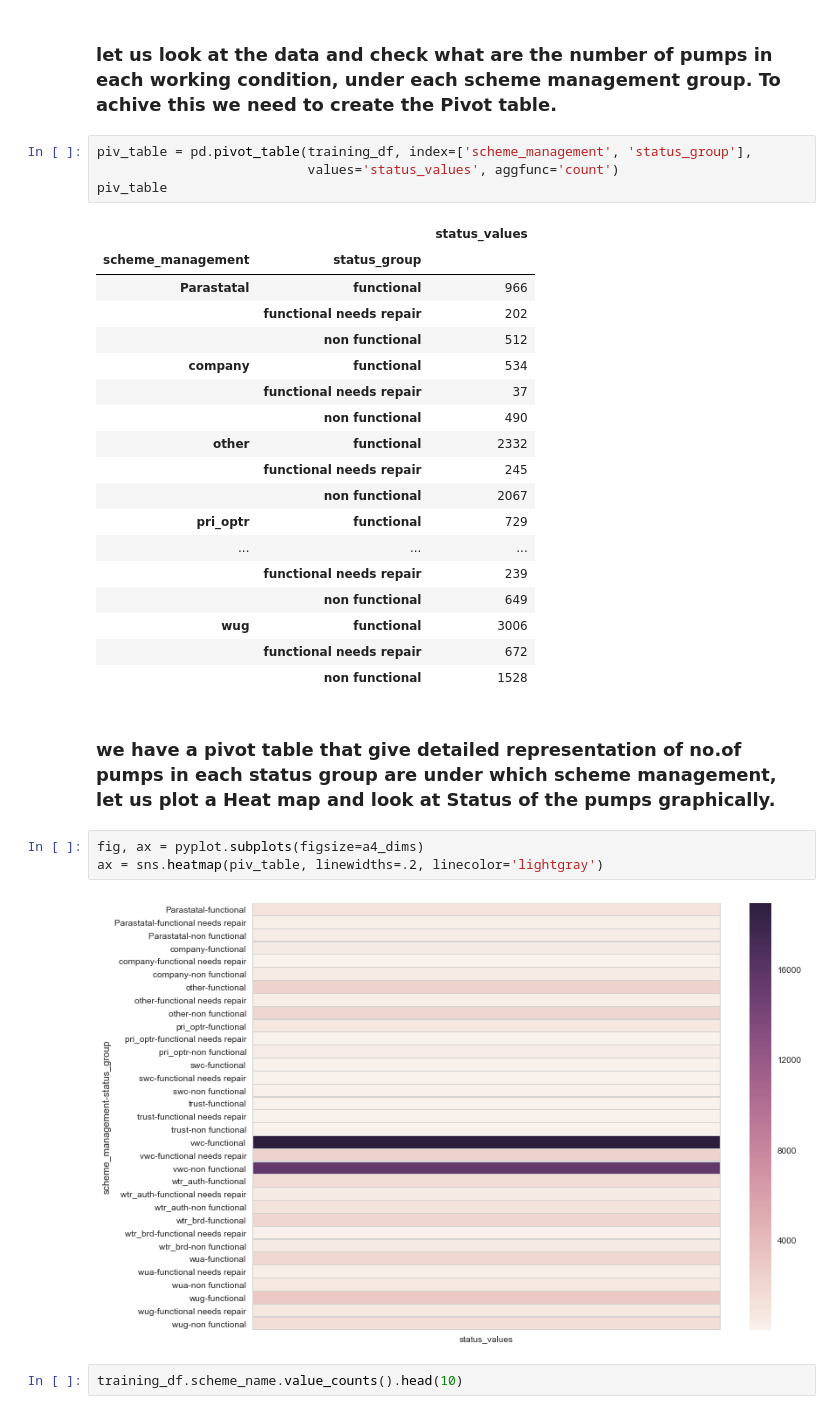
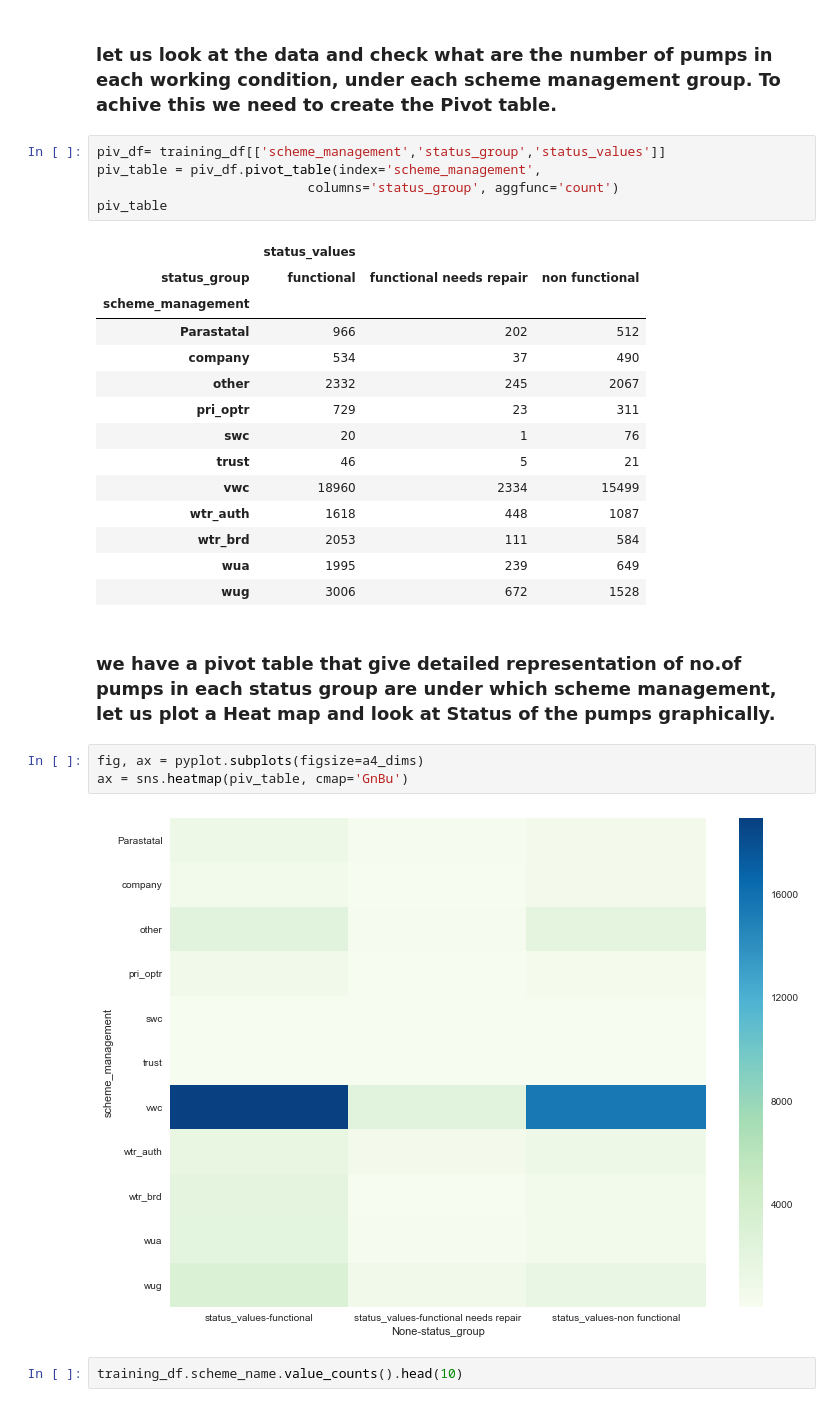
Before and after one commit to ksdkalluri/identifying_faulty_pumps, a Jupyter notebook: Data_Cleaning_and_Exploratory_analysis.ipynb, the cells around one changed output. Saved outputs shown, nothing was run; the diff lists cells and outputs as text.

```diff
--- a/Data_Cleaning_and_Exploratory_analysis.ipynb
+++ b/Data_Cleaning_and_Exploratory_analysis.ipynb
@@ -459,35 +455,32 @@ training_df['scheme_management'] = training_df.apply(lambda row: scheme_cl(row),
 # %% [markdown]
 ### let us look at the data and check what are the number of pumps in each working condition, under each scheme management group. To achive this we need to create the Pivot table.
 # %%
-piv_table = pd.pivot_table(training_df, index=['scheme_management', 'status_group'],
-                           values='status_values', aggfunc='count')
+piv_df= training_df[['scheme_management','status_group','status_values']]
+piv_table = piv_df.pivot_table(index='scheme_management',
+                           columns='status_group', aggfunc='count')
 piv_table
 # %% [output]
-|  |  | status_values |
-| scheme_management | status_group |  |
-| Parastatal | functional | 966 |
-|  | functional needs repair | 202 |
-|  | non functional | 512 |
-| company | functional | 534 |
-|  | functional needs repair | 37 |
-|  | non functional | 490 |
-| other | functional | 2332 |
-|  | functional needs repair | 245 |
-|  | non functional | 2067 |
-| pri_optr | functional | 729 |
-| ... | ... | ... |
-|  | functional needs repair | 239 |
-|  | non functional | 649 |
-| wug | functional | 3006 |
-|  | functional needs repair | 672 |
-|  | non functional | 1528 |
+|  | status_values |  |  |
+| status_group | functional | functional needs repair | non functional |
+| scheme_management |  |  |  |
+| Parastatal | 966 | 202 | 512 |
+| company | 534 | 37 | 490 |
+| other | 2332 | 245 | 2067 |
+| pri_optr | 729 | 23 | 311 |
+| swc | 20 | 1 | 76 |
+| trust | 46 | 5 | 21 |
+| vwc | 18960 | 2334 | 15499 |
+| wtr_auth | 1618 | 448 | 1087 |
+| wtr_brd | 2053 | 111 | 584 |
+| wua | 1995 | 239 | 649 |
+| wug | 3006 | 672 | 1528 |
 # %% [markdown]
 ### __we have a pivot table that give detailed representation of no.of pumps in each status group are under which scheme management, let us plot a Heat map and look at Status of the pumps graphically.__
 # %%
 fig, ax = pyplot.subplots(figsize=a4_dims)
-ax = sns.heatmap(piv_table, linewidths=.2, linecolor='lightgray')
+ax = sns.heatmap(piv_table, cmap='GnBu')
 # %% [output]
-[figure, old version]
+[figure, new version]
 # %%
 training_df.scheme_name.value_counts().head(10)
 # %% [output]
```
Also changed, not shown: parts of 13 cells of this notebook.
